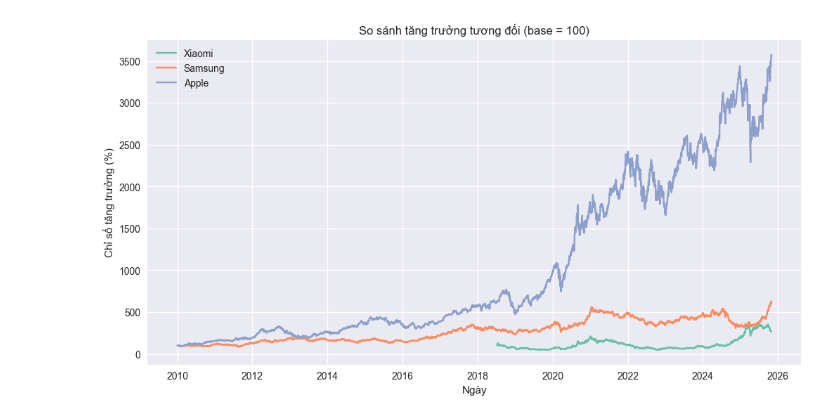
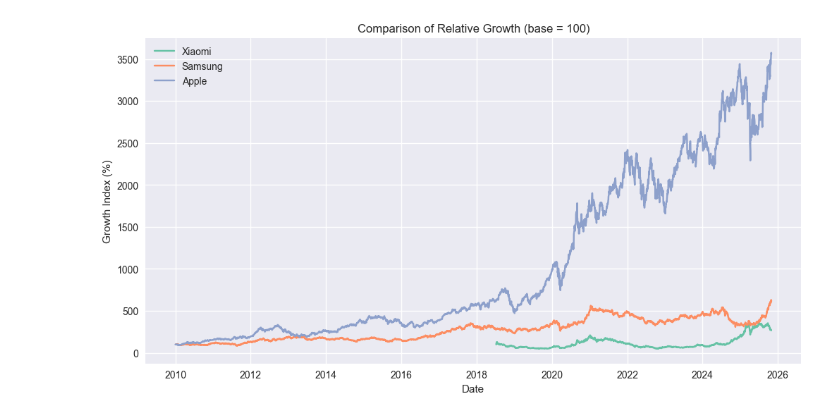
Before and after one commit to DinhNhatLuan/IS403.Q12-, a Jupyter notebook: Data/Analysis/VS_Analysis.ipynb, the cells around one changed output. Cells and saved outputs as stored; diff of their text form; code cells hidden in the pictures.

```diff
--- a/Data/Analysis/VS_Analysis.ipynb
+++ b/Data/Analysis/VS_Analysis.ipynb
@@ -43,13 +41,13 @@ Chuẩn hóa và so sánh tốc độ tăng trưởng tương đối
 # %%
 plt.figure(figsize=(12,6))
 for df, label in zip([xiaomi, samsung, apple], ['Xiaomi', 'Samsung', 'Apple']):
     base = df['Close'].iloc[0]
     plt.plot(df['Date'], (df['Close'] / base) * 100, label=label)
 
-plt.title("So sánh tăng trưởng tương đối (base = 100)")
-plt.ylabel("Chỉ số tăng trưởng (%)")
-plt.xlabel("Ngày")
+plt.title("Comparison of Relative Growth (base = 100)")
+plt.ylabel("Growth Index (%)")
+plt.xlabel("Date")
 plt.legend()
 plt.show()
 # %% [output]
-[figure, old version]
+[figure, new version]
```
Also changed, not shown: parts of 7 cells of this notebook, 4 other files.
